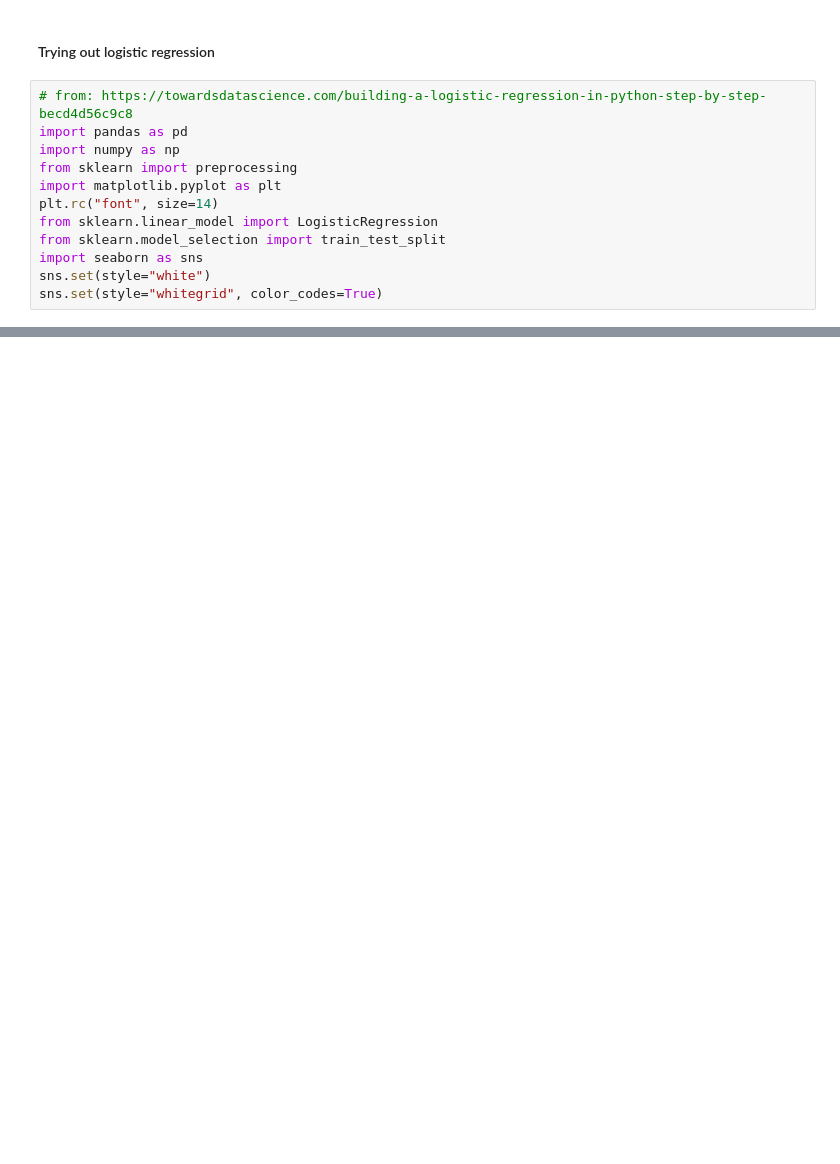
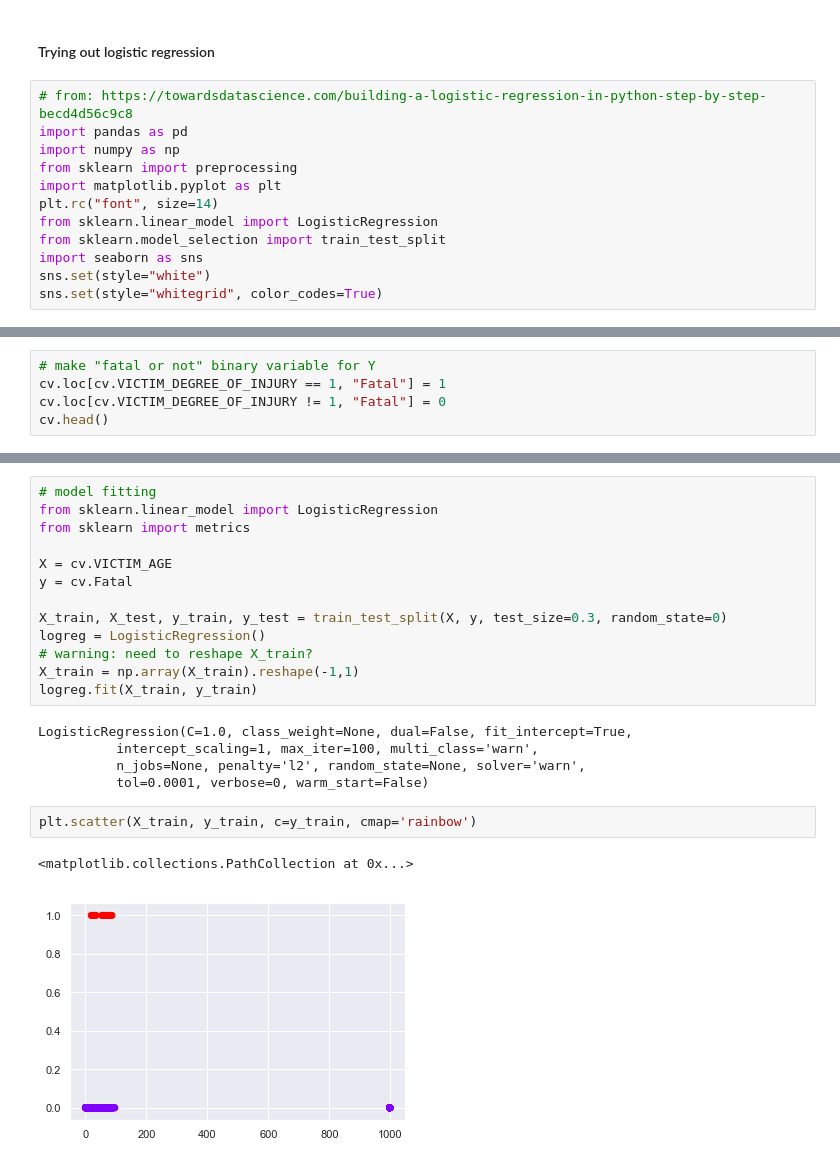
Before and after one commit to zs-barnes/Traffic-Collisions-EDA, a Jupyter notebook: EDA_Viz_Final_Project_Code_logistic_reg_test.ipynb, the cells around one changed output, grey strips where cells are left out. Cells and saved outputs as stored; diff of their text form; blank space fills up the shorter version.

Commit message:
tried out logistic regression in Python

```diff
--- a/EDA_Viz_Final_Project_Code_logistic_reg_test.ipynb
+++ b/EDA_Viz_Final_Project_Code_logistic_reg_test.ipynb
@@ -96,0 +95,5 @@ sns.set(style="whitegrid", color_codes=True)
+# %%
+# make "fatal or not" binary variable for Y
+cv.loc[cv.VICTIM_DEGREE_OF_INJURY == 1, "Fatal"] = 1
+cv.loc[cv.VICTIM_DEGREE_OF_INJURY != 1, "Fatal"] = 0
+cv.head()
@@ -96,0 +131,23 @@ sns.set(style="whitegrid", color_codes=True)
+# %%
+# model fitting
+from sklearn.linear_model import LogisticRegression
+from sklearn import metrics
+
+X = cv.VICTIM_AGE
+y = cv.Fatal
+
+X_train, X_test, y_train, y_test = train_test_split(X, y, test_size=0.3, random_state=0)
+logreg = LogisticRegression()
+# warning: need to reshape X_train?
+X_train = np.array(X_train).reshape(-1,1)
+logreg.fit(X_train, y_train)
+# %% [output]
+LogisticRegression(C=1.0, class_weight=None, dual=False, fit_intercept=True,
+          intercept_scaling=1, max_iter=100, multi_class='warn',
+          n_jobs=None, penalty='l2', random_state=None, solver='warn',
+          tol=0.0001, verbose=0, warm_start=False)
+# %%
+plt.scatter(X_train, y_train, c=y_train, cmap='rainbow')
+# %% [output]
+<matplotlib.collections.PathCollection at 0x...>
+[figure, added]
```
Also changed, not shown: parts of 20 cells of this notebook.
